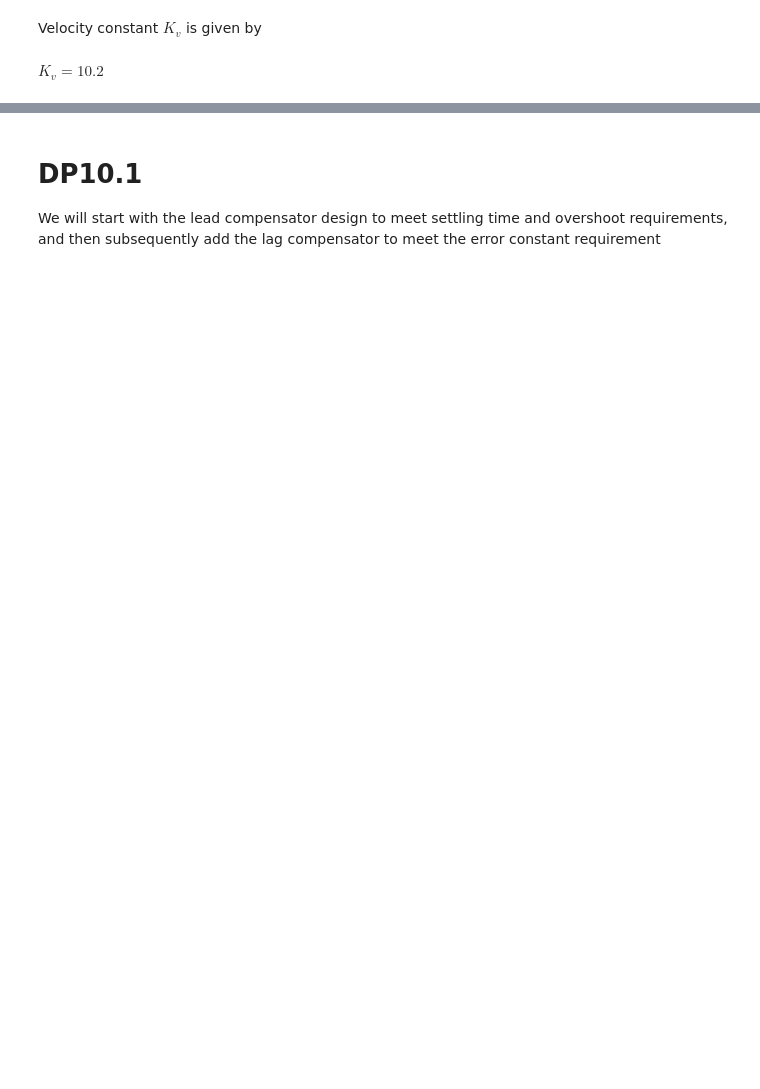
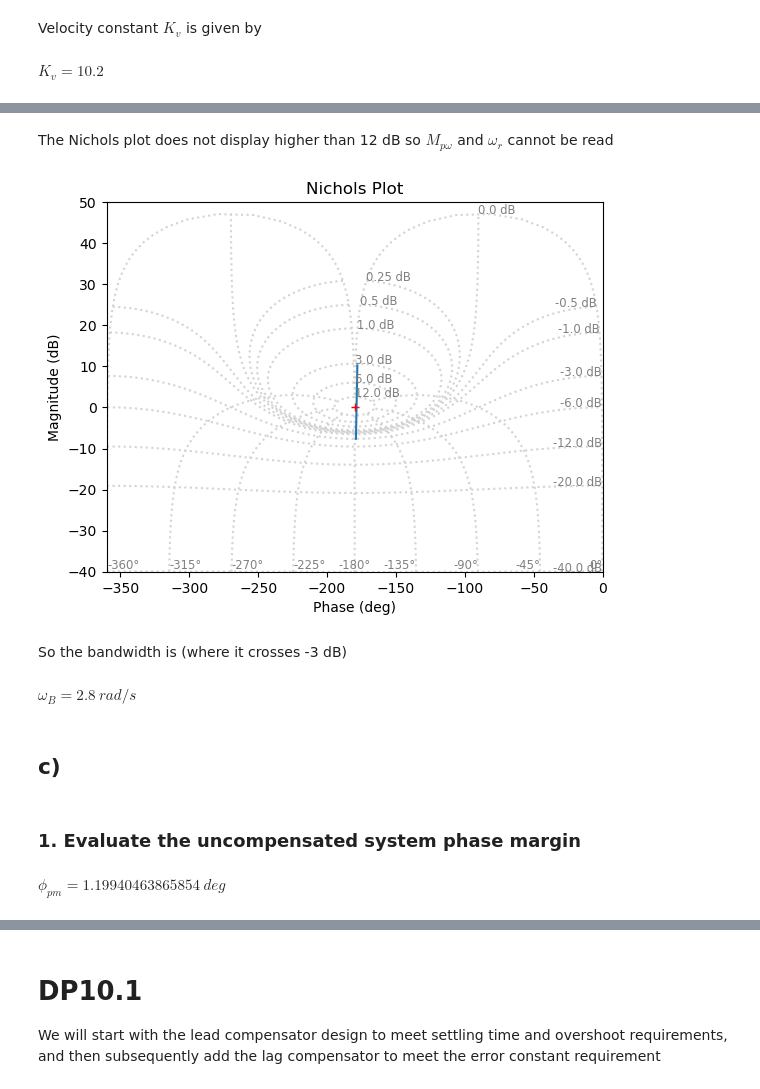
Before and after one commit to robotengineer123/ControlHomework, a Jupyter notebook: Homework_10/HW10.ipynb, the cells around one changed output, grey strips where cells are left out. Drawn from its saved outputs; the diff is of its cells as text; code cells hidden in the pictures; blank space fills up the shorter version.

```diff
--- a/Homework_10/HW10.ipynb
+++ b/Homework_10/HW10.ipynb
@@ -197,0 +234,21 @@ $K_v=10.2 \: $
+# %% [markdown]
+The Nichols plot does not display higher than 12 dB so $M_{p\omega}$ and $\omega_r$ cannot be read
+# %%
+ct.nichols(L, omega=[1, 2.8])
+# %% [output]
+[figure, added]
+# %% [markdown]
+So the bandwidth is (where it crosses -3 dB)
+# %%
+omega_B = 2.8
+eq_disp('\omega_B', omega_B, 'rad/s')
+# %% [output]
+$\omega_B=2.8 \: rad/s$
+# %% [markdown]
+## c)
+# %% [markdown]
+### 1. Evaluate the uncompensated system phase margin
+# %%
+eq_disp('\phi_{pm}', pm, 'deg')
+# %% [output]
+$\phi_{pm}=1.19940463865854 \: deg$
```
Also changed, not shown: parts of 57 cells of this notebook, 1 other file.
